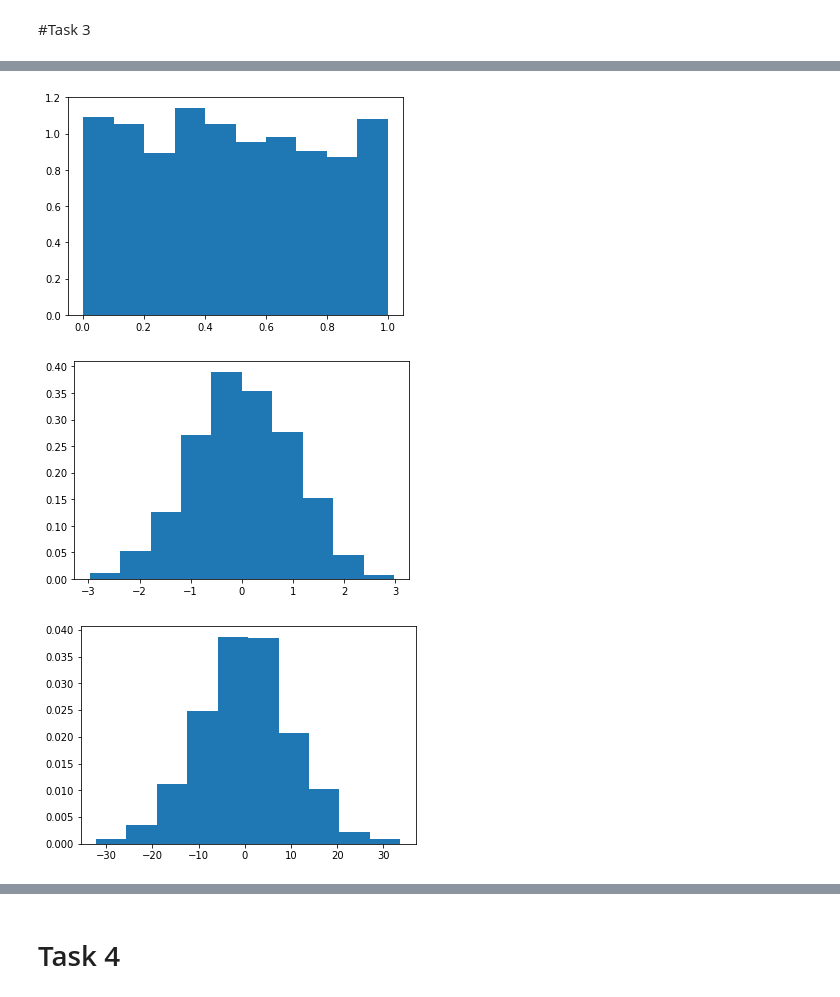
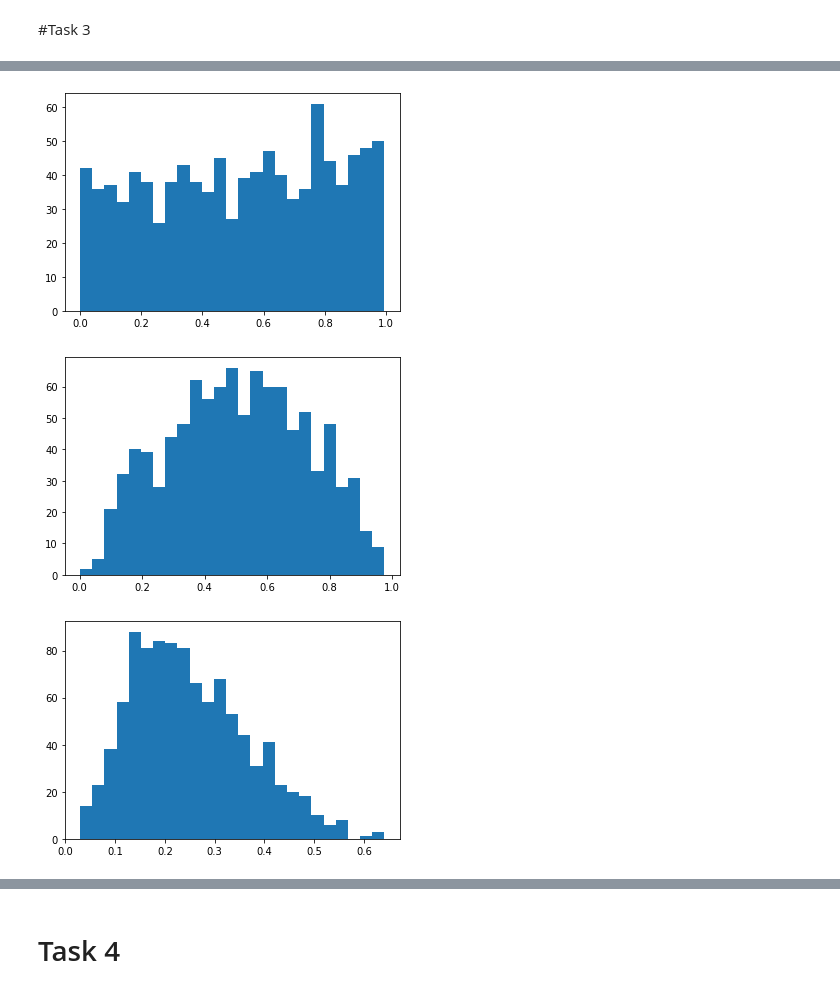
Before and after one commit to GorniQ/data_analytics, a Jupyter notebook: lab1/da_lab1.ipynb, the cells around one changed output, grey strips where cells are left out. Drawn from its saved outputs; the diff is of its cells as text; code cells hidden in the pictures.

```diff
--- a/lab1/da_lab1.ipynb
+++ b/lab1/da_lab1.ipynb
@@ -190,0 +64,2 @@ import matplotlib.pyplot as plt
+# %%
+n_bins=25
@@ -191,15 +126,15 @@ import matplotlib.pyplot as plt
 # %%
-plt.hist(arr1, density = True)
+plt.hist(arr4, bins=n_bins)
 plt.show()
 # %% [output]
-[figure, old version]
+[figure, new version]
 # %%
-plt.hist(arr2, density = True)
+plt.hist(arr5, bins=n_bins)
 plt.show()
 # %% [output]
-[figure, old version]
+[figure, new version]
 # %%
-plt.hist(arr3, density = True)
+plt.hist(arr6, bins=n_bins)
 plt.show()
 # %% [output]
-[figure, old version]
+[figure, new version]
```
Also changed, not shown: parts of 30 cells of this notebook.
